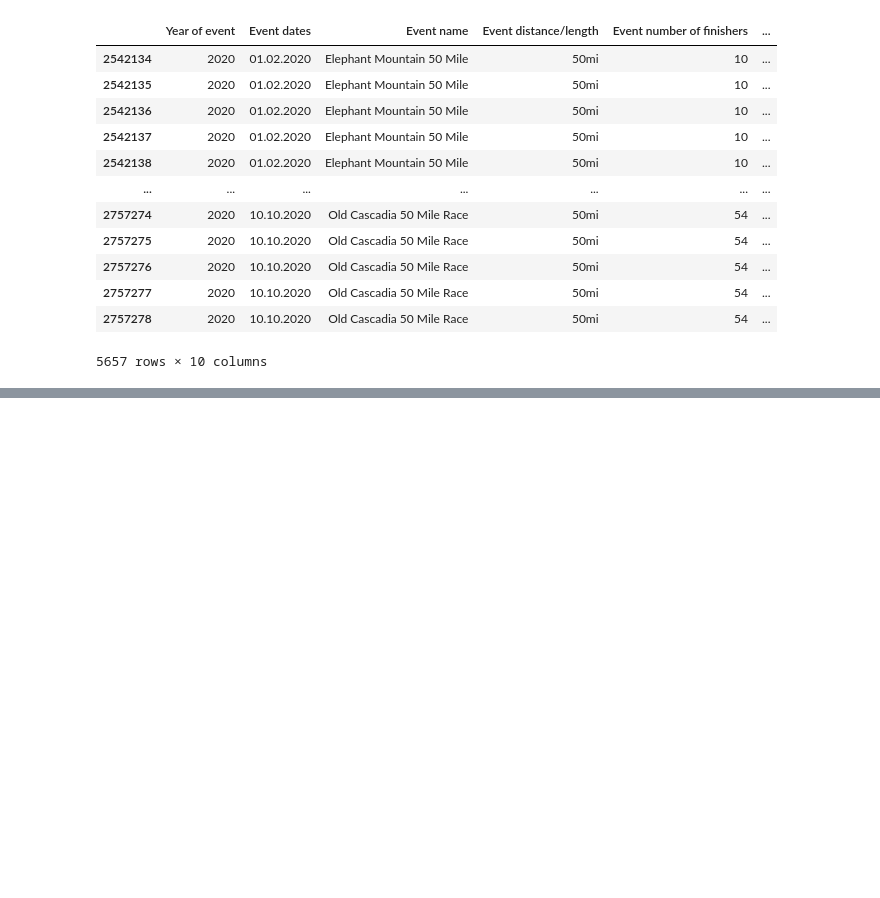
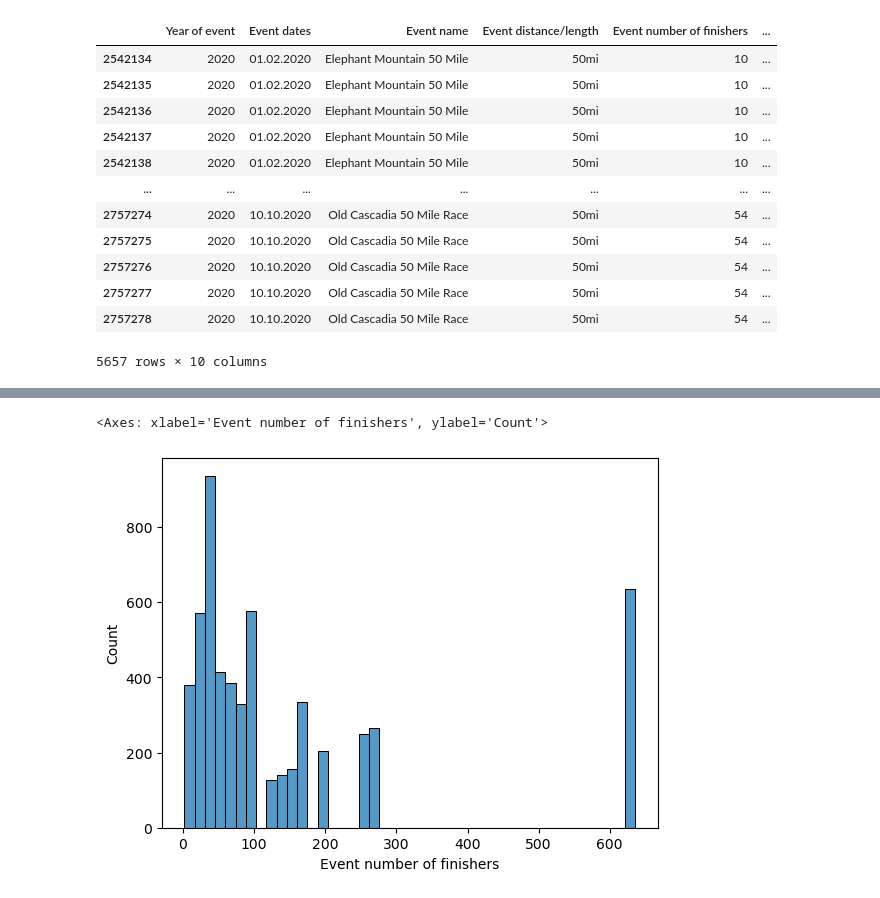
Before and after one commit to Kaustubh-Mathur/DataAnalysis, a Jupyter notebook: Data.ipynb, the cells around one changed output, grey strips where cells are left out. Cells and saved outputs as stored; diff of their text form; code cells hidden in the pictures; blank space fills up the shorter version.

```diff
--- a/Data.ipynb
+++ b/Data.ipynb
@@ -359,3 +359,8 @@ df2
 | 2757277 | 2020 | 10.10.2020 | Old Cascadia 50 Mile Race | 50mi | 54 | ... |
 | 2757278 | 2020 | 10.10.2020 | Old Cascadia 50 Mile Race | 50mi | 54 | ... |
 5657 rows × 10 columns
+# %%
+df2 = df2.rename(columns = {
+    'year': 'Year',
+    'race_day' : 'Race day'
+})
@@ -361,0 +389,5 @@ df2
+# %%
+sns.histplot(df2['Event number of finishers'])
+# %% [output]
+<Axes: xlabel='Event number of finishers', ylabel='Count'>
+[figure, added]
```
Also changed, not shown: parts of 7 cells of this notebook.
